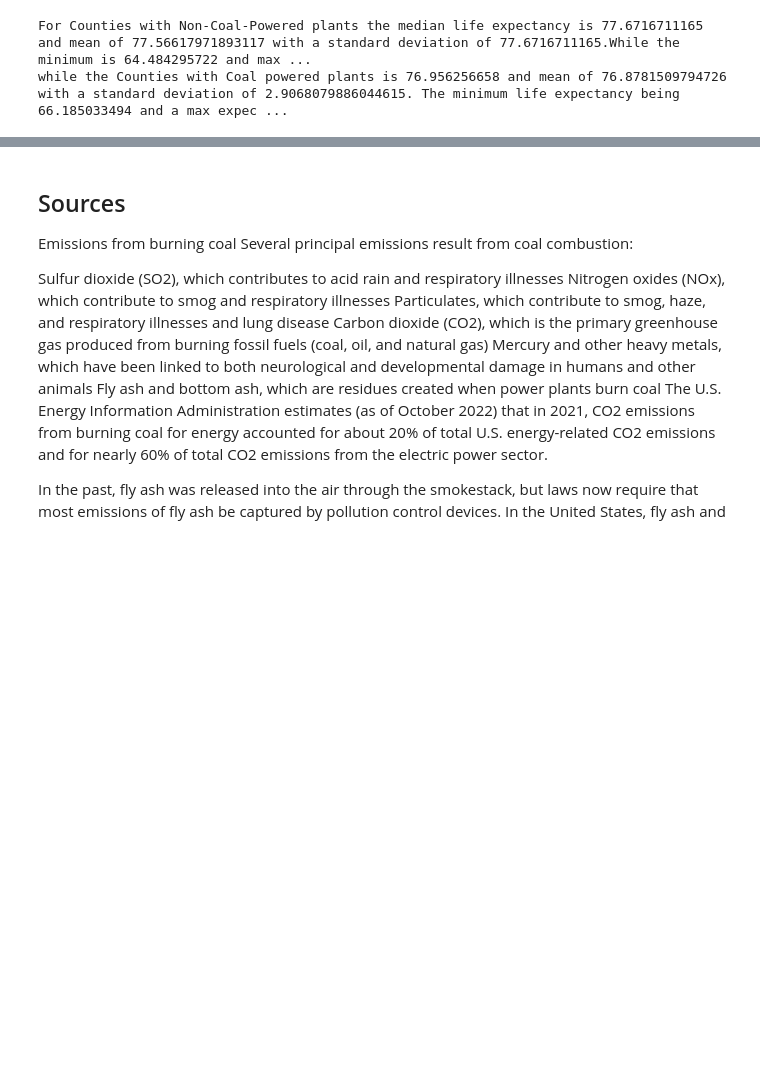
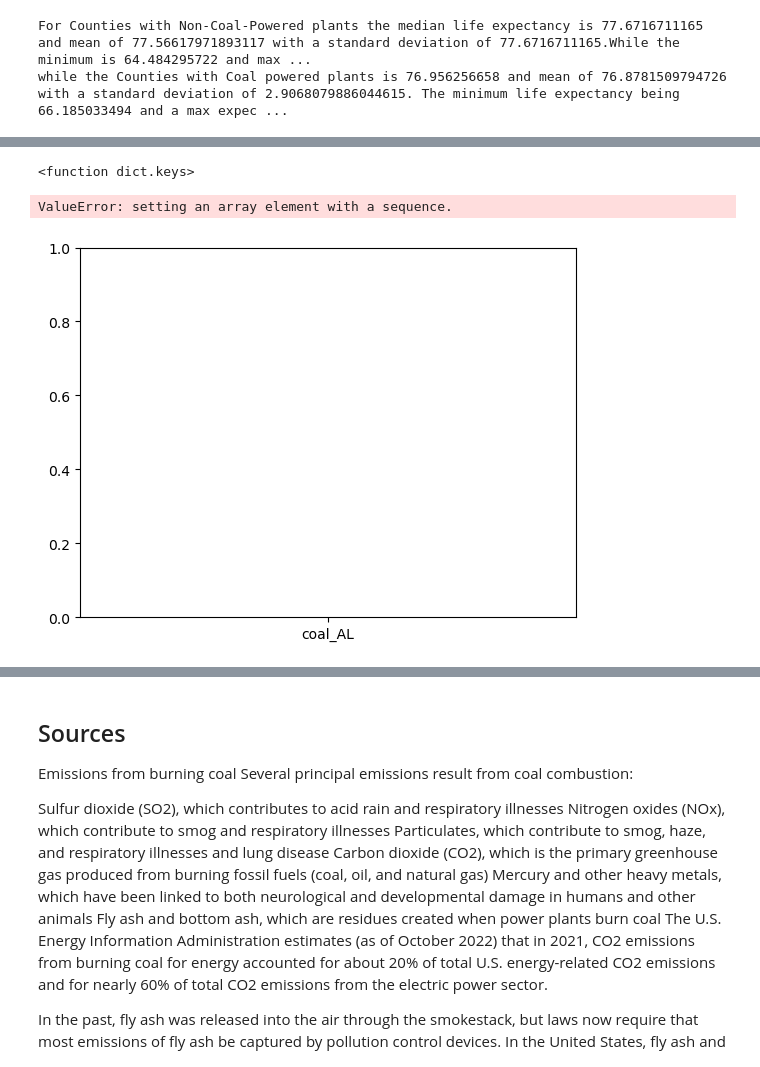
Before and after one commit to aaronjamesroberts/APCV-361-Final-Project-Snedden-Roberts, a Jupyter notebook: final.ipynb, the cells around one changed output, grey strips where cells are left out. Saved outputs shown, nothing was run; the diff lists cells and outputs as text; code cells hidden in the pictures; blank space fills up the shorter version.

Commit message:
trying to figure out some values to plot

```diff
--- a/final.ipynb
+++ b/final.ipynb
@@ -209,0 +321,9 @@ while the Counties with Coal powered plants is 76.956256658 and mean of 76.87815
+# %%
+value_lib.keys
+# %% [output]
+<function dict.keys>
+# %%
+plt.bar(xVals, yVals1)
+# %% [output]
+ValueError: setting an array element with a sequence.
+[figure, added]
```
Also changed, not shown: parts of 22 cells of this notebook.
